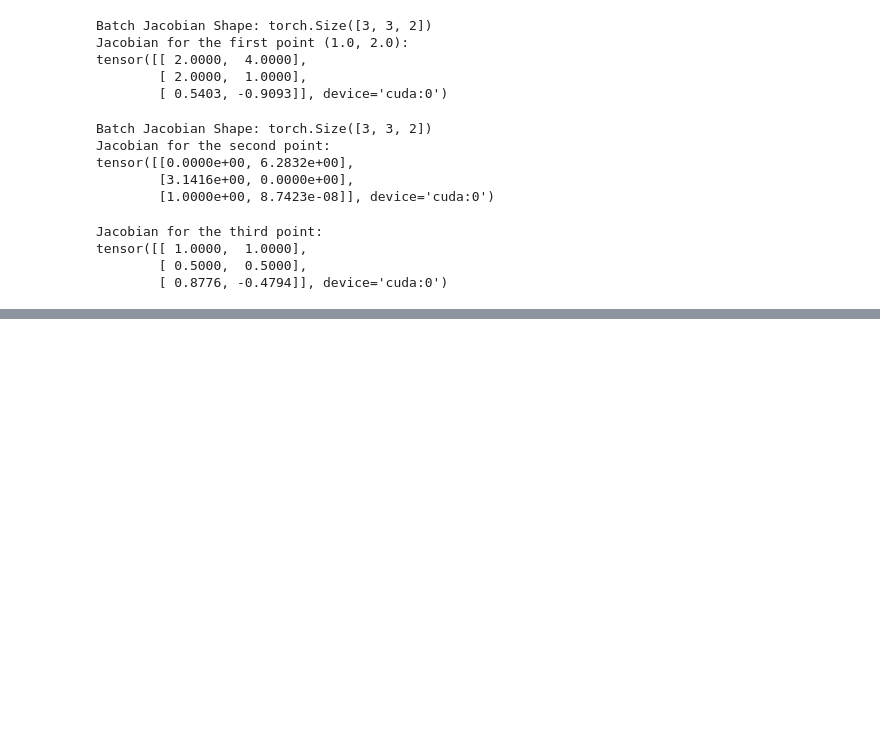
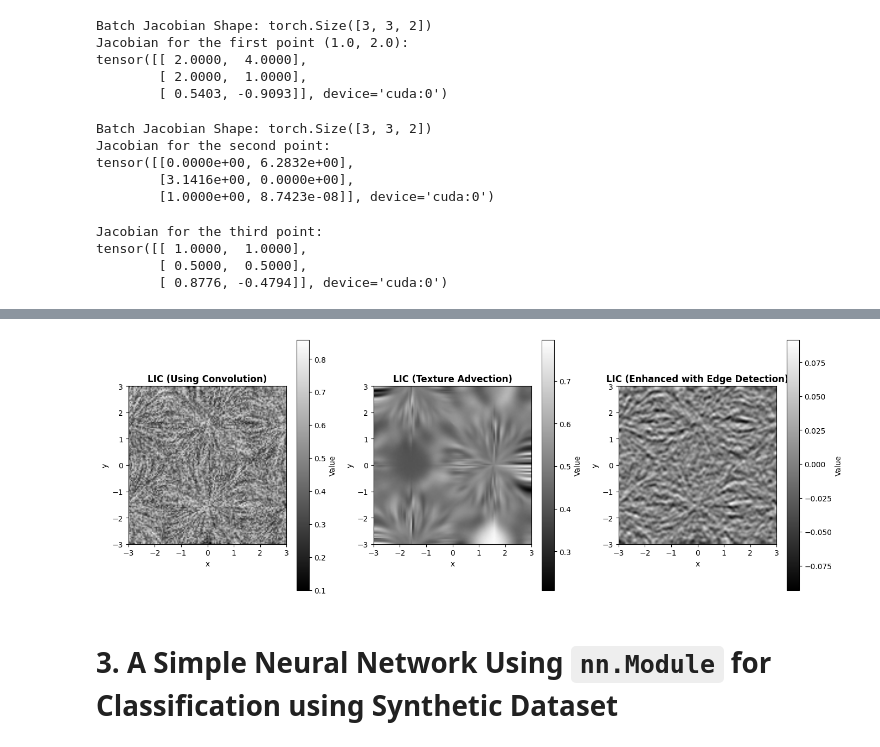
Before and after one commit to rahulbhadani/CPE487587_SP25, a Jupyter notebook: Code/Chapter_03_Introducing_Neural_Networks.ipynb, the cells around one changed output, grey strips where cells are left out. Cells and saved outputs as stored; diff of their text form; code cells hidden in the pictures; blank space fills up the shorter version.

```diff
--- a/Code/Chapter_03_Introducing_Neural_Networks.ipynb
+++ b/Code/Chapter_03_Introducing_Neural_Networks.ipynb
@@ -275,0 +660,34 @@ tensor([[ 1.0000,  1.0000],
+# %%
+fig, axes = plt.subplots(1, 3, figsize=(14, 5))
+
+lic4 = axes[0].imshow(lic_fast_result, extent=[-3, 3, -3, 3],
+                        origin='lower', cmap='gray', interpolation='bilinear')
+axes[0].set_title('LIC (Using Convolution)', fontsize=12, fontweight='bold')
+axes[0].set_xlabel('x')
+axes[0].set_ylabel('y')
+plt.colorbar(lic4, ax=axes[0], label='Value')
+
+
+
+lic5 = axes[1].imshow(lic_adv_result, extent=[-3, 3, -3, 3], origin='lower', cmap='gray', interpolation='bilinear')
+axes[1].set_title('LIC (Texture Advection)', fontsize=12, fontweight='bold')
+axes[1].set_xlabel('x')
+axes[1].set_ylabel('y')
+plt.colorbar(lic5, ax=axes[1], label='Value')
+
+# Plot 6: Enhanced LIC (with edge enhancement)
+
+
+lic6 = axes[2].imshow(lic_enhanced, extent=[-3, 3, -3, 3], origin='lower', cmap='gray', interpolation='bilinear')
+axes[2].set_title('LIC (Enhanced with Edge Detection)', fontsize=12, fontweight='bold')
+axes[2].set_xlabel('x')
+axes[2].set_ylabel('y')
+plt.colorbar(lic6, ax=axes[2], label='Value')
+
+plt.tight_layout()
+plt.savefig('auto_grad_LIC.png', dpi=300, bbox_inches='tight')
+plt.show()
+# %% [output]
+[figure, added]
+# %% [markdown]
+# 3. A Simple Neural Network Using `nn.Module` for Classification using Synthetic Dataset
```
Also changed, not shown: parts of 15 cells of this notebook.
